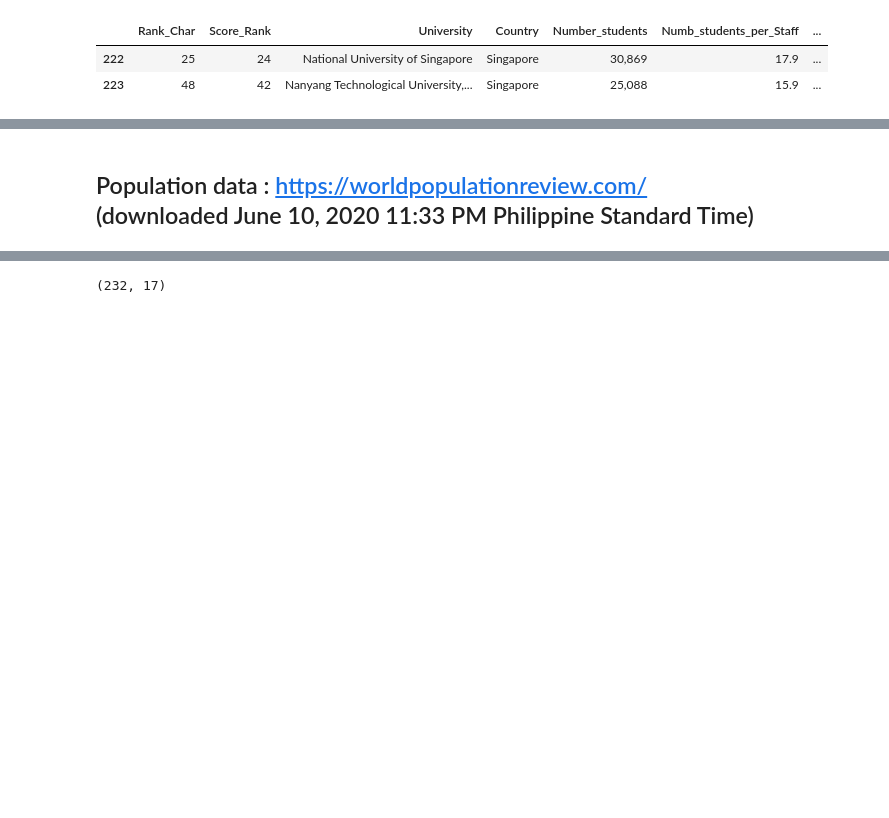
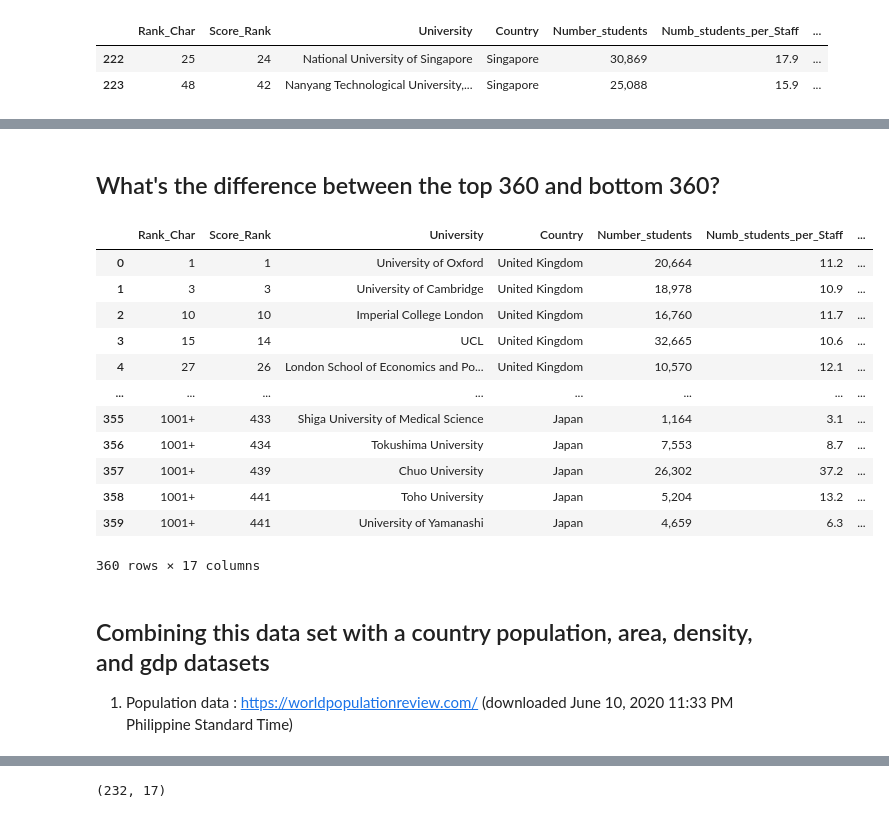
Before and after one commit to richdayandnight/univ-rankings-2020, a Jupyter notebook: University Rankings 2020 EDA.ipynb, the cells around one changed output, grey strips where cells are left out. Cells and saved outputs as stored; diff of their text form; code cells hidden in the pictures; blank space fills up the shorter version.

```diff
--- a/University Rankings 2020 EDA.ipynb
+++ b/University Rankings 2020 EDA.ipynb
@@ -429,5 +503,30 @@ data[(data['Continent']=='Asia') & (data['Country']=='Singapore')]
+# %% [markdown]
+## What's the difference between the top 360 and bottom 360?
+# %%
+# data[:10]
+top_360 = data[:360]
+lowest_360 = data[data['Rank_Char'] == '1001+']
+display(top_360)
+
+## unfinished
+# %% [output]
+|  | Rank_Char | Score_Rank | University | Country | Number_students | Numb_students_per_Staff | ... |
+| 0 | 1 | 1 | University of Oxford | United Kingdom | 20,664 | 11.2 | ... |
+| 1 | 3 | 3 | University of Cambridge | United Kingdom | 18,978 | 10.9 | ... |
+| 2 | 10 | 10 | Imperial College London | United Kingdom | 16,760 | 11.7 | ... |
+| 3 | 15 | 14 | UCL | United Kingdom | 32,665 | 10.6 | ... |
+| 4 | 27 | 26 | London School of Economics and Po... | United Kingdom | 10,570 | 12.1 | ... |
+| ... | ... | ... | ... | ... | ... | ... | ... |
+| 355 | 1001+ | 433 | Shiga University of Medical Science | Japan | 1,164 | 3.1 | ... |
+| 356 | 1001+ | 434 | Tokushima University | Japan | 7,553 | 8.7 | ... |
+| 357 | 1001+ | 439 | Chuo University | Japan | 26,302 | 37.2 | ... |
+| 358 | 1001+ | 441 | Toho University | Japan | 5,204 | 13.2 | ... |
+| 359 | 1001+ | 441 | University of Yamanashi | Japan | 4,659 | 6.3 | ... |
+360 rows × 17 columns
 # %% [markdown]
-## Population data : https://worldpopulationreview.com/ (downloaded June 10, 2020 11:33 PM Philippine Standard Time)
+## Combining this data set with a country population, area, density, and gdp datasets
+
+1. Population data : https://worldpopulationreview.com/ (downloaded June 10, 2020 11:33 PM Philippine Standard Time)
 # %%
 population_per_country_data = pd.read_csv("population_per_country.csv")
 # %%
```
Also changed, not shown: parts of 39 cells of this notebook.
